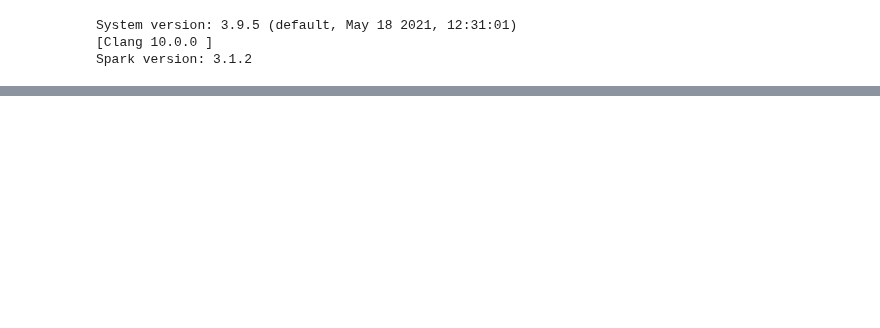
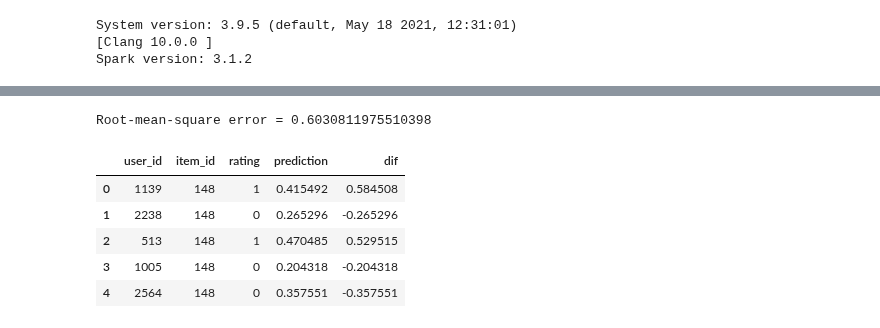
Before and after one commit to LourdesRodriguez/recommender_system, a Jupyter notebook: 3_Recommender_System.ipynb, the cells around one changed output, grey strips where cells are left out. Drawn from its saved outputs; the diff is of its cells as text; code cells hidden in the pictures; blank space fills up the shorter version.

```diff
--- a/3_Recommender_System.ipynb
+++ b/3_Recommender_System.ipynb
@@ -44,0 +596,5 @@ df['Rating'] = df['Your Rating'].apply(lambda x: 1 if x>0 else 0)
+# %%
+#Split the data using the Spark random
+train, test = df_ratings.randomSplit([0.8, 0.2])
+print ("N train", train.cache().count())
+print ("N test", test.cache().count())
@@ -44,0 +604,15 @@ df['Rating'] = df['Your Rating'].apply(lambda x: 1 if x>0 else 0)
+# %%
+#Construimos el modelo
+'''Configuración del modelo ALS en Spark'''
+
+rec = ALS(maxIter=10, regParam=0.01, implicitPrefs=True, userCol='user_id', itemCol='item_id', ratingCol='rating', nonnegative=True, coldStartStrategy="drop")
+
+'''
+Parámetros:
+
+* rank:        Number of latent factors in the model (defaults to 10).
+* maxIter:     Maximum number of iterations to run (defaults to 10).
+* regParam:    Regularization parameter in ALS (defaults to 1.0).
+* nonnegative: Use nonnegative constraints for least squares (defaults to false).
+
+'''
@@ -44,0 +621,7 @@ df['Rating'] = df['Your Rating'].apply(lambda x: 1 if x>0 else 0)
+# %%
+#Entrenamos el modelo
+model = rec.fit(train)
+# %%
+#Vemos las predicciones
+predictions = model.transform(test)
+predictions.show(10)
@@ -44,0 +675,18 @@ df['Rating'] = df['Your Rating'].apply(lambda x: 1 if x>0 else 0)
+# %%
+# Contabilizamos el error
+rmse = evaluator.evaluate(predictions)
+print("Root-mean-square error = " + str(rmse))
+# %% [output]
+Root-mean-square error = 0.6030811975510398
+# %%
+# Con este comando creamos una nueva columna que es la diferencia y-y_hat
+# Y lo pasamos a pandas para verlo en un histograma
+predicted_ratings = predictions.withColumn('dif', F.col('rating')-F.col('prediction')).toPandas()
+predicted_ratings.head()
+# %% [output]
+|  | user_id | item_id | rating | prediction | dif |
+| 0 | 1139 | 148 | 1 | 0.415492 | 0.584508 |
+| 1 | 2238 | 148 | 0 | 0.265296 | -0.265296 |
+| 2 | 513 | 148 | 1 | 0.470485 | 0.529515 |
+| 3 | 1005 | 148 | 0 | 0.204318 | -0.204318 |
+| 4 | 2564 | 148 | 0 | 0.357551 | -0.357551 |
```
Also changed, not shown: parts of 94 cells of this notebook.
